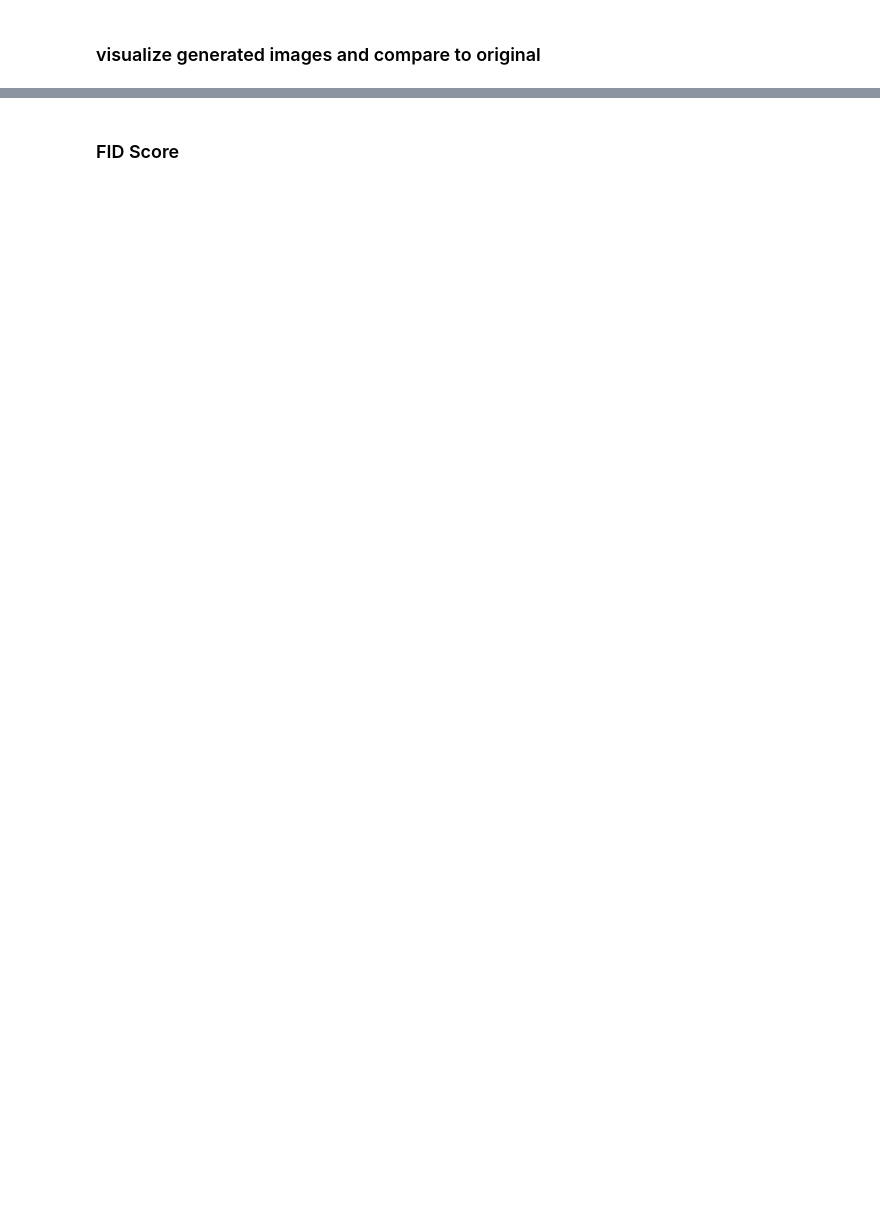
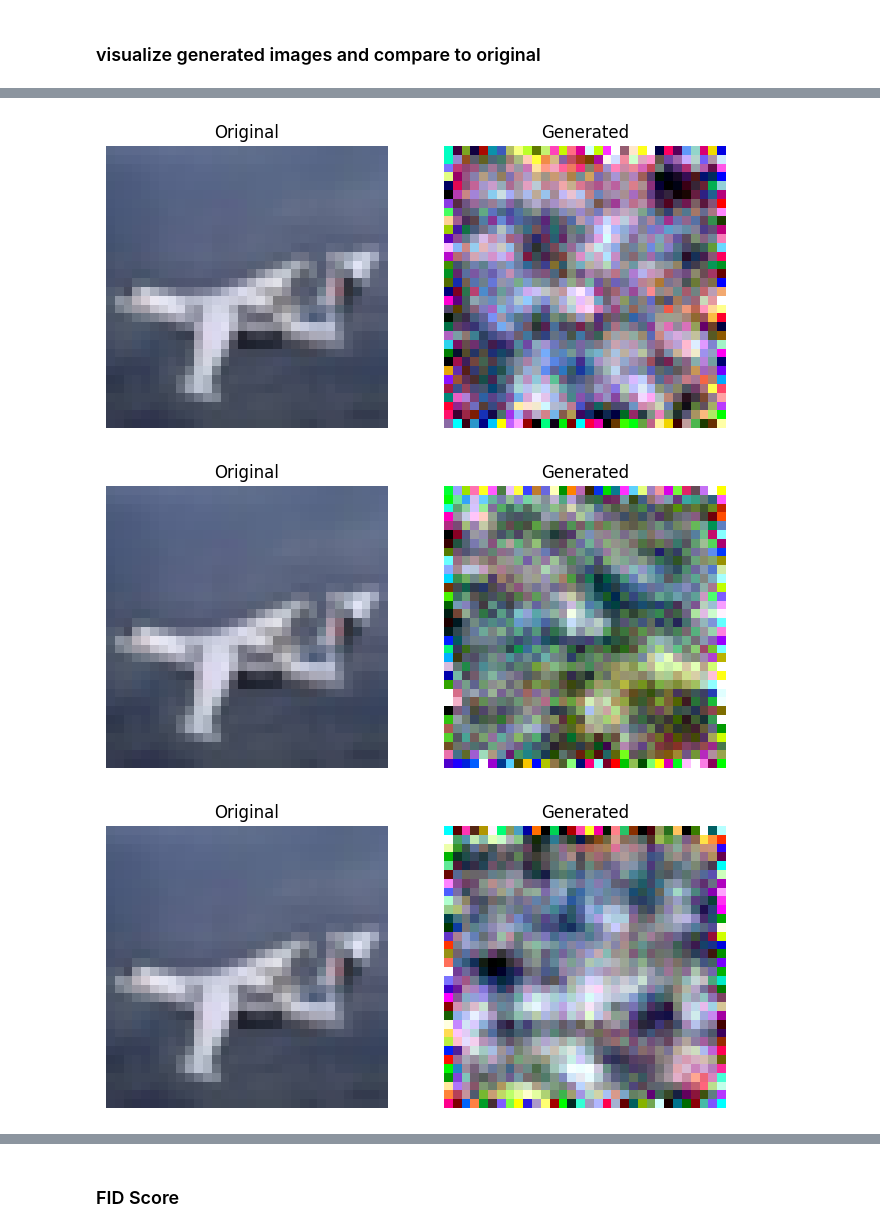
Before and after one commit to FloBaumgartner/cifar10_imgGeneration, a Jupyter notebook: vdl_mc_img-gen_cifar10.ipynb, the cells around one changed output, grey strips where cells are left out. Cells and saved outputs as stored; diff of their text form; code cells hidden in the pictures; blank space fills up the shorter version.

```diff
--- a/vdl_mc_img-gen_cifar10.ipynb
+++ b/vdl_mc_img-gen_cifar10.ipynb
@@ -738,10 +852,13 @@ compare_images(trainset[5001], x_gen[0][0].squeeze())
 # %%
 x_gen_alllabel_list = []
 with torch.no_grad():
     for i in range(5):
         x_gen_alllabel = sample_plot_image(T,terms["sqrt_one_minus_alphas_cumprod"], terms["sqrt_recip_alphas"], betas, model_simpleU_all, terms["posterior_variance"], visualize=False)
         x_gen_alllabel_list.append(x_gen_alllabel)
 
 for x_gen in x_gen_1label_list:
-    compare_images(trainset[11_111], x_gen[0][0].squeeze())
-# TODO: visualize generated images and compare to original
+    compare_images(img_orig, x_gen[0][0].squeeze())
+# %% [output]
+[figure, added]
+[figure, added]
+[figure, added]
```
Also changed, not shown: parts of 45 cells of this notebook.
